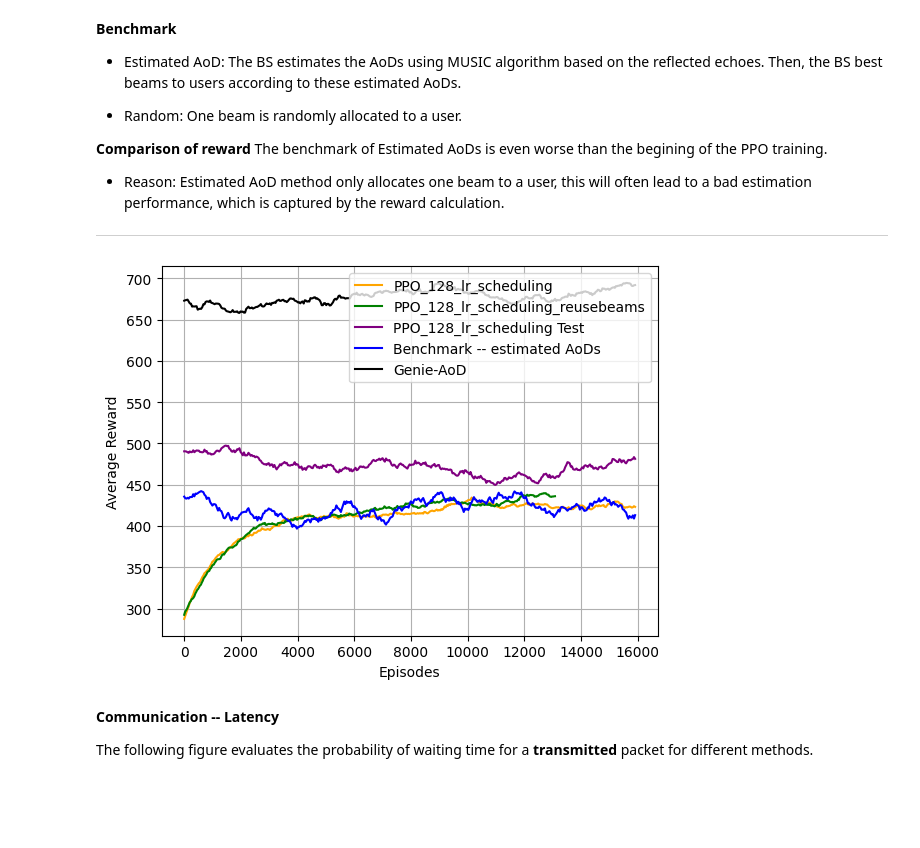
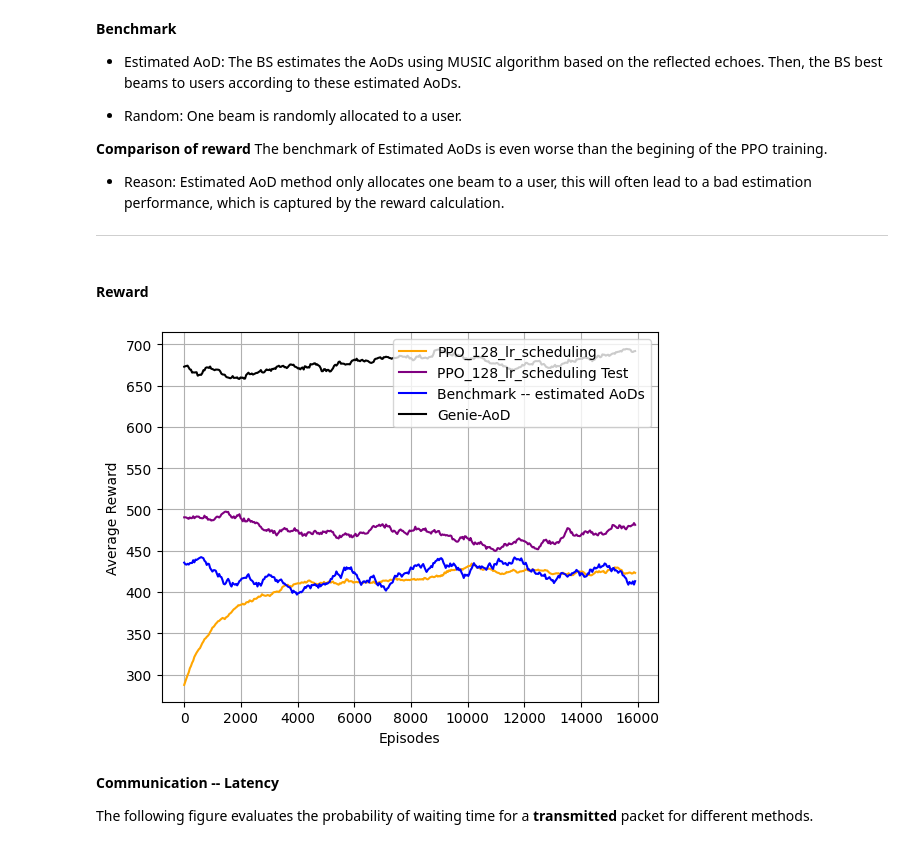
Before and after one commit to april427/Centric-BM, a Jupyter notebook: documents/06-03.ipynb, the cells around one changed output. Saved outputs shown, nothing was run; the diff lists cells and outputs as text; code cells hidden in the pictures; blank space fills up the shorter version.

```diff
--- a/documents/06-03.ipynb
+++ b/documents/06-03.ipynb
@@ -75,12 +98,14 @@ The benchmark of Estimated AoDs is even worse than the begining of the PPO train
 - Reason: Estimated AoD method only allocates one beam to a user, this will often lead to a bad estimation performance, which is captured by the reward calculation.
 
 ---
+# %% [markdown]
+#### Reward
 # %%
 import numpy as np
 import pandas as pd
 import matplotlib.pyplot as plt
 log_dir = 'RL_mimo_ofdm/PPO_2ue16Nt_sAs_newB_waitT_newSense_128_lrscheduling/'
-monitor_file = log_dir + "monitor.csv"
+monitor_file = log_dir + "monitor_0.csv"
 # MONITOR_95 is temporary file for testing. It is still running
 monitor_data = pd.read_csv(monitor_file, skiprows=0)
 
@@ -100,36 +125,41 @@ fd_estimated = log_dir +'estimated/'
 benchmark_reward = pd.read_csv(fd_estimated + 'reward.csv', skiprows=0)
 br = benchmark_reward['Reward'].rolling(window = 100).mean()
 br_length = len(br.dropna())
 
 selected_values = moving_average[::len(moving_average)//br_length][:(br_length)]
 
-monitor_file_reusebeams = 'RL_mimo_ofdm/PPO_2ue16Nt_sAs_newB_waitT_newSense_128_reusebeams/monitor.csv'
+monitor_file_reusebeams = 'RL_mimo_ofdm/PPO_2ue16Nt_newMem/monitor.csv'
 monitor_data_reusebeams = pd.read_csv(monitor_file_reusebeams, skiprows=0)
 window_size_reusebeams = 1000
 moving_average_reusebeams = monitor_data_reusebeams['r'].rolling(window=window_size_reusebeams).mean().dropna()
 selected_values_reusebeams = moving_average_reusebeams[::len(moving_average_reusebeams)//br_length][:(br_length)]
+
+monitor_file_test = 'RL_mimo_ofdm/PPO_2ue16Nt_newMem/trained/reward.csv'
+monitor_data_test = pd.read_csv(monitor_file_test, skiprows=0)
+tr2 = monitor_data_test['Reward'].rolling(window = 100).mean()
 
 # fd_random = log_dir +'random/'
 # random_reward = pd.read_csv(fd_random + 'reward.csv', skiprows=0)
 # rr = random_reward['Reward'].rolling(window = 100).mean()
 
 
 fig, ax = plt.subplots()
 ax.plot(np.linspace(0, len(moving_average), br_length), selected_values.dropna(), label='PPO_128_lr_scheduling', color='orange')
-ax.plot(np.linspace(0, len(moving_average_reusebeams), br_length), selected_values_reusebeams.dropna(), label='PPO_128_lr_scheduling_reusebeams', color='green')
+# ax.plot(np.linspace(0, len(moving_average_reusebeams), br_length), selected_values_reusebeams.dropna(), label='PPO_128_new_statespace', color='green')
 ax.plot(np.linspace(0, len(moving_average), br_length), tr.dropna(), label='PPO_128_lr_scheduling Test', color='purple')
 ax.plot(np.linspace(0, len(moving_average), br_length), br.dropna(), label='Benchmark -- estimated AoDs', color='blue')
 ax.plot(np.linspace(0, len(moving_average), br_length), gr.dropna(), label='Genie-AoD', color='black')
 # ax.plot(np.linspace(0, len(moving_average), br_length), rr.dropna(), label='Random', color='red')
+# ax.plot(np.linspace(0, len(moving_average), br_length), tr2.dropna(), label='PPO_128_new_statespace Test Test', color='red')
 
 ax.legend(loc='upper right')
 ax.grid()
 ax.set_xlabel('Episodes')
 ax.set_ylabel('Average Reward')
 
 plt.show()
 # %% [output]
-[figure, old version]
+[figure, new version]
 # %% [markdown]
 **Communication -- Latency**
 
```
Also changed, not shown: parts of 9 cells of this notebook, 9 other files.
